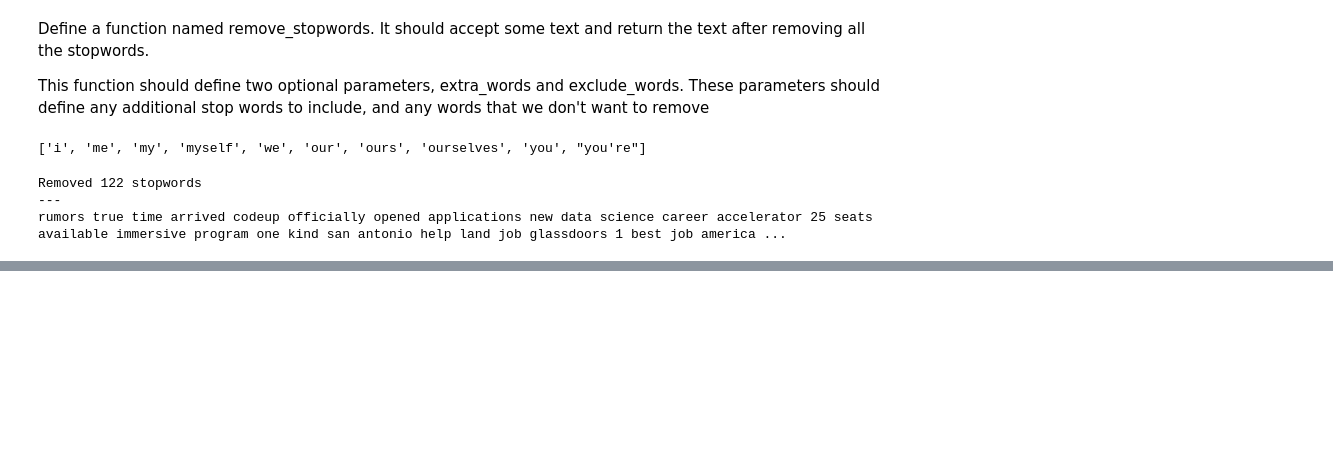
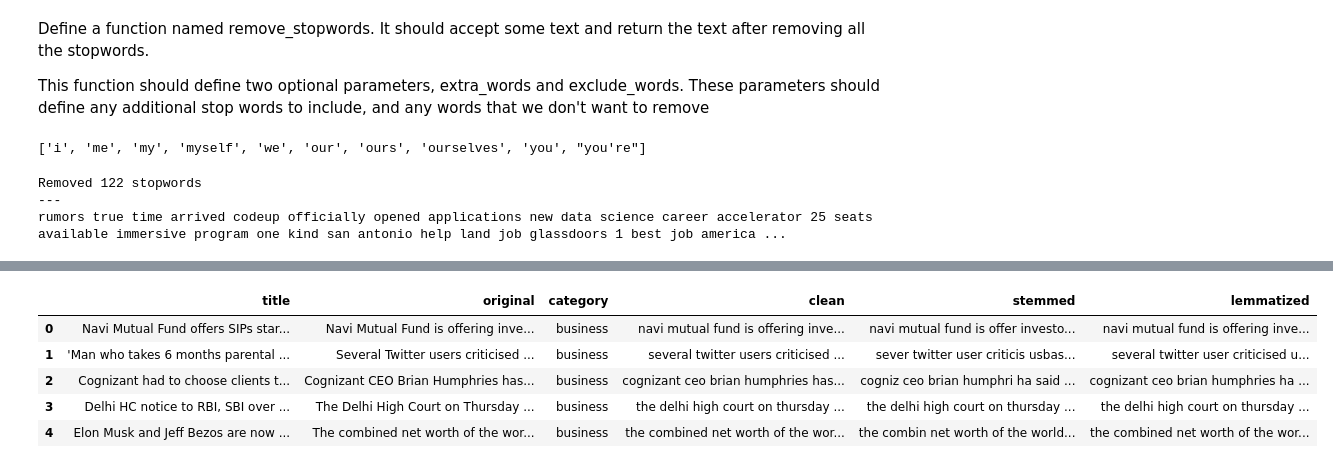
Before and after one commit to malachi-hale/natural-language-processing-exercises, a Jupyter notebook: prepare.ipynb, the cells around one changed output, grey strips where cells are left out. Drawn from its saved outputs; the diff is of its cells as text; code cells hidden in the pictures; blank space fills up the shorter version.

```diff
--- a/prepare.ipynb
+++ b/prepare.ipynb
@@ -194,0 +242,2 @@ def remove_stopwords(content, extra_words, exclude_words):
+# %%
+news_df = news_df.rename(columns = {'contents': 'original'})
@@ -194,0 +280,29 @@ def remove_stopwords(content, extra_words, exclude_words):
+# %%
+def stem_dataframe(df):
+    stemmed = []
+    for i in df.clean:
+
+        stemmed.append(stem(i))
+
+    stemmed_df = pd.DataFrame(stemmed)
+
+    stemmed_df = stemmed_df.rename(columns = {0: "stemmed"})
+
+    df = pd.concat([df, stemmed_df], axis=1)
+
+    return df
+# %%
+def lemmatize_dataframe(df):
+    lemmatized = []
+
+    for i in df.clean:
+
+        lemmatized.append(lemmatize(i))
+
+    lemmatized_df = pd.DataFrame(lemmatized)
+
+    lemmatized_df = lemmatized_df.rename(columns = {0: "lemmatized"})
+
+    df = pd.concat([df, lemmatized_df], axis=1)
+
+    return df
@@ -194,0 +322,13 @@ def remove_stopwords(content, extra_words, exclude_words):
+# %%
+news_df = clean_dataframe(news_df)
+news_df = stem_dataframe(news_df)
+news_df = lemmatize_dataframe(news_df)
+# %%
+news_df.head()
+# %% [output]
+|  | title | original | category | clean | stemmed | lemmatized |
+| 0 | Navi Mutual Fund offers SIPs star... | Navi Mutual Fund is offering inve... | business | navi mutual fund is offering inve... | navi mutual fund is offer investo... | navi mutual fund is offering inve... |
+| 1 | 'Man who takes 6 months parental ... | Several Twitter users criticised ... | business | several twitter users criticised ... | sever twitter user criticis usbas... | several twitter user criticised u... |
+| 2 | Cognizant had to choose clients t... | Cognizant CEO Brian Humphries has... | business | cognizant ceo brian humphries has... | cogniz ceo brian humphri ha said ... | cognizant ceo brian humphries ha ... |
+| 3 | Delhi HC notice to RBI, SBI over ... | The Delhi High Court on Thursday ... | business | the delhi high court on thursday ... | the delhi high court on thursday ... | the delhi high court on thursday ... |
+| 4 | Elon Musk and Jeff Bezos are now ... | The combined net worth of the wor... | business | the combined net worth of the wor... | the combin net worth of the world... | the combined net worth of the wor... |
```
Also changed, not shown: parts of 24 cells of this notebook, 1 other file.
